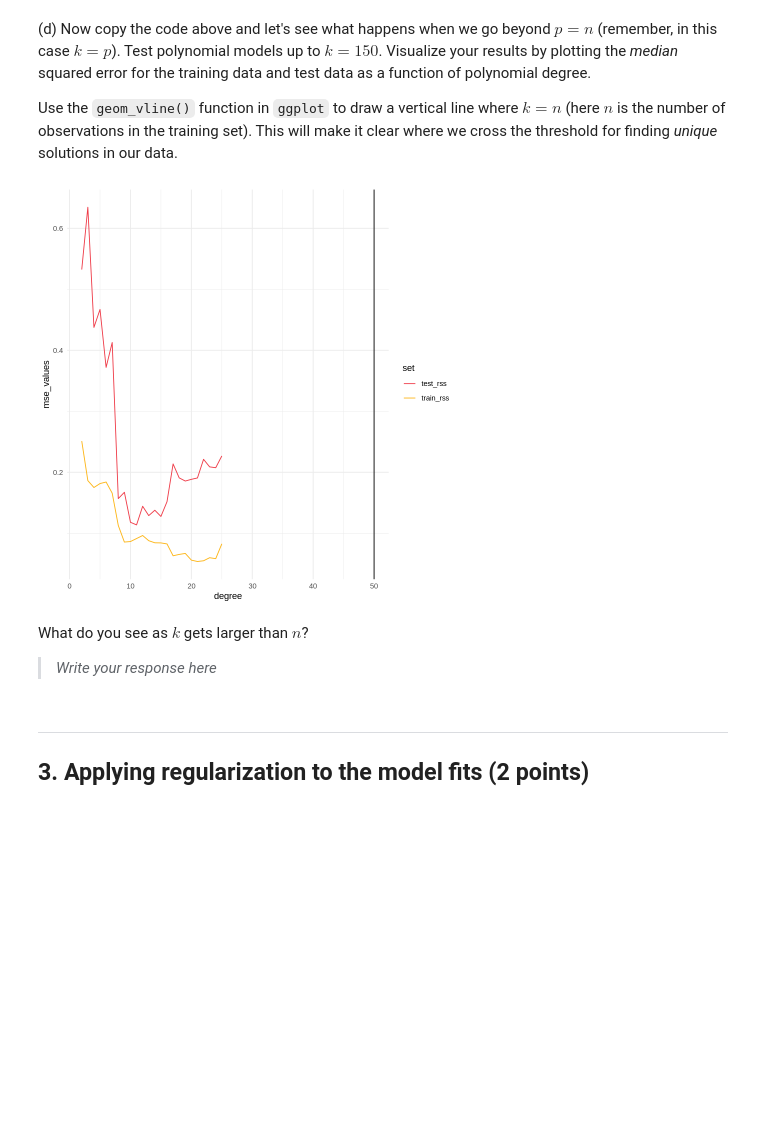
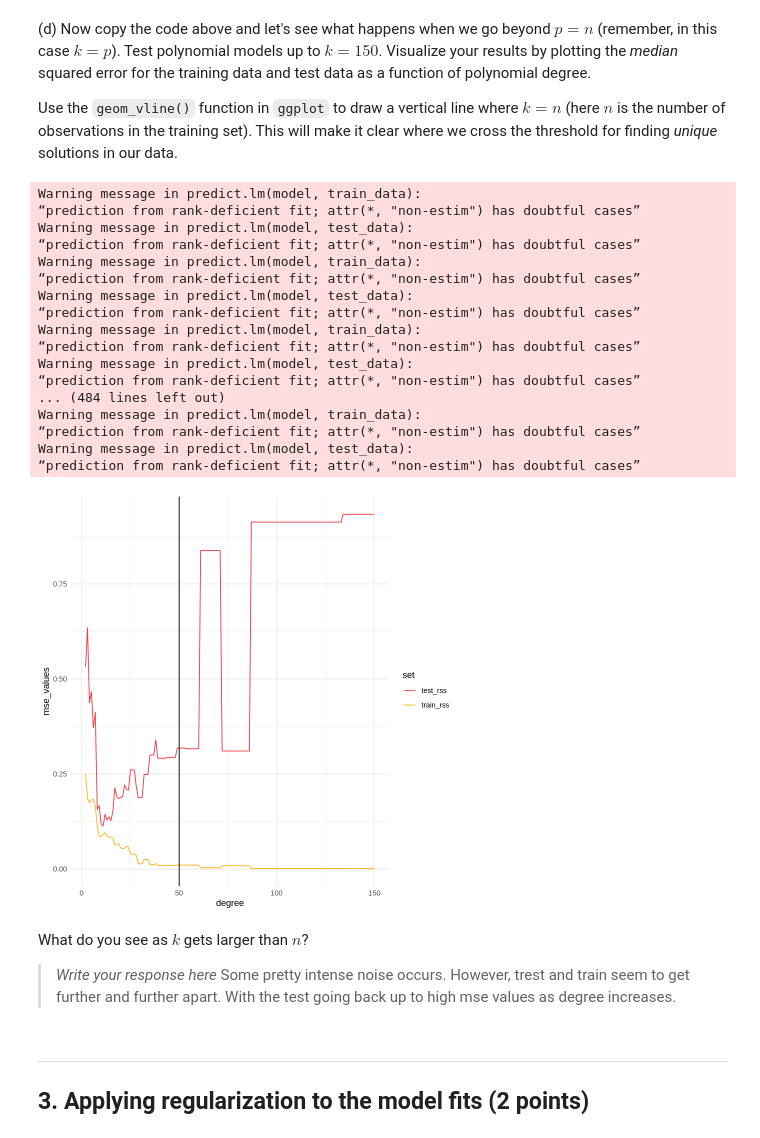
Before and after one commit to AdamAnderB/Bramlett_DSPN_S24, a Jupyter notebook: book/exercises/regularized-regression.ipynb, the cells around one changed output. Cells and saved outputs as stored; diff of their text form; code cells hidden in the pictures; blank space fills up the shorter version.

```diff
--- a/book/exercises/regularized-regression.ipynb
+++ b/book/exercises/regularized-regression.ipynb
@@ -141,7 +141,7 @@ Visualize your results by plotting the *median* squared error for the training d
 (**Note**: We are using median accuracies here because there are often 1 or 2 outlier values in the higher degree polynomial models that can throw off the accuracy estimates).
 # %%
 # Now do the variance-bias trade off analysis using regular regression
-degree = seq(2,25)
+degree = seq(2,48)
 
 # Need to setup your output vectors
 train_rss = matrix(data=NA,nrow=length(degree),ncol=1)
@@ -149,7 +149,7 @@ test_rss = matrix(data=NA,nrow=length(degree),ncol=1)
 
 for (k in degree) {
     # WRITE YOUR CODE HERE
-    model <- lm(y ~ poly(x, k), data=train_data)
+    model <- lm(y ~ poly(x, k,raw=TRUE), data=train_data)
 
     train_predictions <- predict(model, train_data)
     train_rss[k-1] <- median((train_predictions - train_data$y)^2)
@@ -185,45 +202,62 @@ What do you see as $k$ increase?
 Use the `geom_vline()` function in `ggplot` to draw a vertical line where $k=n$ (here $n$ is the number of observations in the training set). This will make it clear where we cross the threshold for finding *unique* solutions in our data.
 # %%
 # WRITE YOUR CODE HERE
-degree = seq(2,25)
+degree = seq(2,150)
 
 # Need to setup your output vectors
 train_rss = matrix(data=NA,nrow=length(degree),ncol=1)
 test_rss = matrix(data=NA,nrow=length(degree),ncol=1)
 
 for (k in degree) {
     # WRITE YOUR CODE HERE
-    model <- lm(y ~ poly(x, k), data=train_data)
+    model <- lm(y ~ poly(x, k,raw=TRUE), data=train_data)
 
     train_predictions <- predict(model, train_data)
     train_rss[k-1] <- median((train_predictions - train_data$y)^2)
 
     test_predictions <- predict(model, test_data)
     test_rss[k-1] <- median((test_predictions - test_data$y)^2)
 }
 
 # Plot your results here
 # WRITE YOUR CODE HERE
 
 df=data.frame(degree,train_rss,test_rss)
 df<-df%>%
   pivot_longer(cols=c(train_rss,test_rss),
       names_to = "set",
       values_to="mse_values")
 
 # Plot your results
 ggplot(df, aes(x=degree)) +
   geom_line(aes(y=mse_values, color=set)) +
   theme_minimal() +
   scale_color_manual(values = c("#EF3A47", "#FDB515"))+
   geom_vline(xintercept = 50)
 # %% [output]
+Warning message in predict.lm(model, train_data):
+“prediction from rank-deficient fit; attr(*, "non-estim") has doubtful cases”
+Warning message in predict.lm(model, test_data):
+“prediction from rank-deficient fit; attr(*, "non-estim") has doubtful cases”
+Warning message in predict.lm(model, train_data):
+“prediction from rank-deficient fit; attr(*, "non-estim") has doubtful cases”
+Warning message in predict.lm(model, test_data):
+“prediction from rank-deficient fit; attr(*, "non-estim") has doubtful cases”
+Warning message in predict.lm(model, train_data):
+“prediction from rank-deficient fit; attr(*, "non-estim") has doubtful cases”
+Warning message in predict.lm(model, test_data):
+“prediction from rank-deficient fit; attr(*, "non-estim") has doubtful cases”
+... (484 lines left out)
+Warning message in predict.lm(model, train_data):
+“prediction from rank-deficient fit; attr(*, "non-estim") has doubtful cases”
+Warning message in predict.lm(model, test_data):
+“prediction from rank-deficient fit; attr(*, "non-estim") has doubtful cases”
-[figure, old version]
+[figure, new version]
 # %% [markdown]
 What do you see as $k$ gets larger than $n$?
 
 > *Write your response here*
->
+>Some pretty intense noise occurs. However, trest and train seem to get further and further apart. With the test going back up to high mse values as degree increases.
 # %% [markdown]
 ---
 ## 3. Applying regularization to the model fits (2 points)
```
Also changed, not shown: parts of 1 cell of this notebook.
